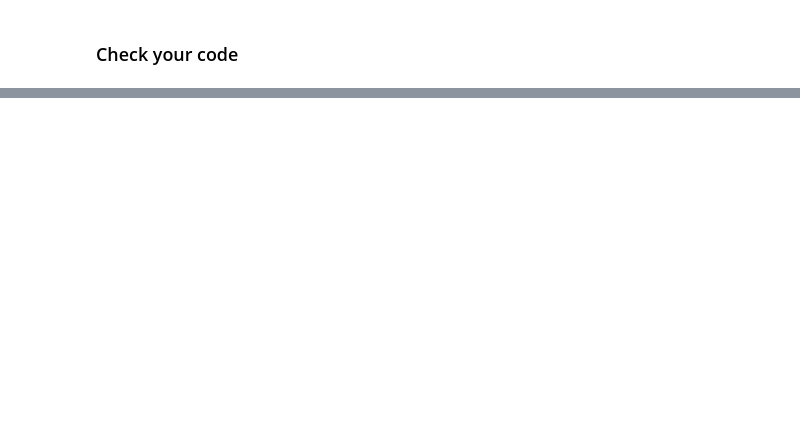
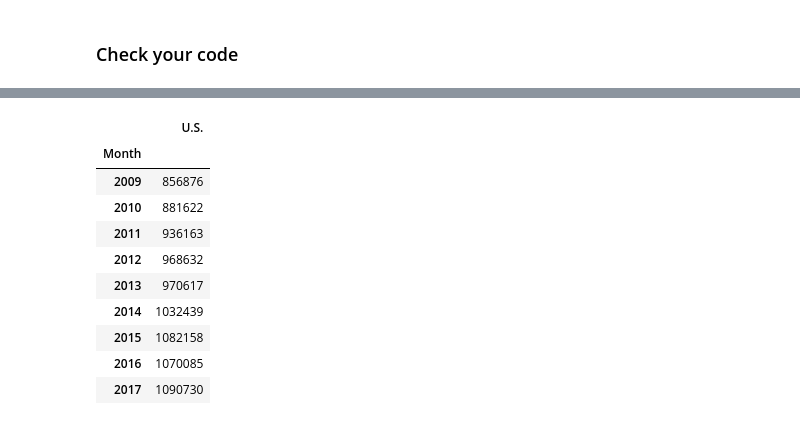
Before and after one commit to tanushrin/data-us-oil-and-gas-production, a Jupyter notebook: oil_and_gas.ipynb, the cells around one changed output, grey strips where cells are left out. Cells and saved outputs as stored; diff of their text form; code cells hidden in the pictures; blank space fills up the shorter version.

```diff
--- a/oil_and_gas.ipynb
+++ b/oil_and_gas.ipynb
@@ -412,0 +448,15 @@ print(result.check())
+# %%
+total_gas = filtered_yearly_gas_df.iloc[:, 0:1]
+total_gas
+# %% [output]
+|  | U.S. |
+| Month |  |
+| 2009 | 856876 |
+| 2010 | 881622 |
+| 2011 | 936163 |
+| 2012 | 968632 |
+| 2013 | 970617 |
+| 2014 | 1032439 |
+| 2015 | 1082158 |
+| 2016 | 1070085 |
+| 2017 | 1090730 |
```
Also changed, not shown: parts of 9 cells of this notebook, 1 other file.
